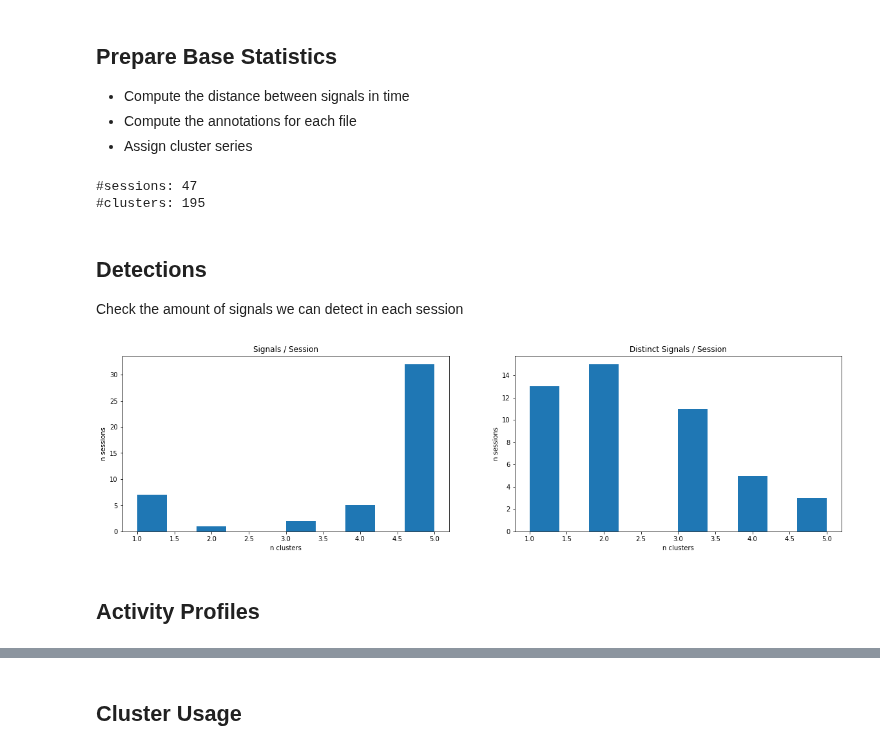
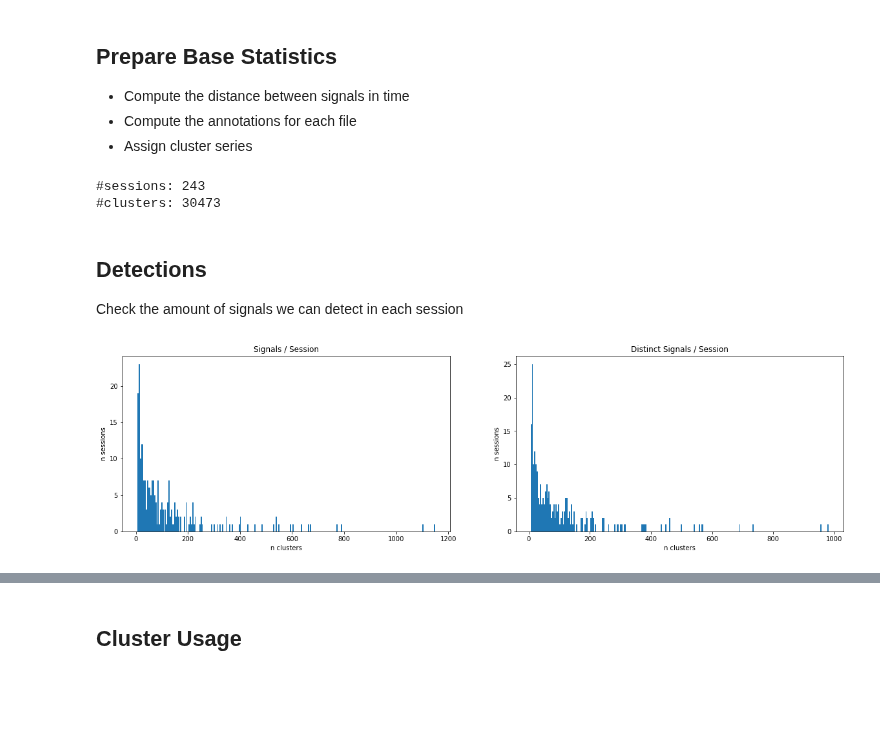
Before and after one commit to dkohlsdorf/wdp-ds, a Jupyter notebook: analysis/BaseClusteingAnalysis.ipynb, the cells around one changed output, grey strips where cells are left out. Saved outputs shown, nothing was run; the diff lists cells and outputs as text; code cells hidden in the pictures; blank space fills up the shorter version.

```diff
--- a/analysis/BaseClusteingAnalysis.ipynb
+++ b/analysis/BaseClusteingAnalysis.ipynb
@@ -25,7 +12,7 @@ BLACKLIST = set([
 # %%
 sys.path.append('..')
 # %%
-MODEL = "v2_lstm_v5"
+MODEL = "v3_lstm_v1"
 PATH  = "../models/{}".format(MODEL)
 # %% [markdown]
 ## Prepare Base Statistics
@@ -35,21 +22,13 @@ PATH  = "../models/{}".format(MODEL)
 + Assign cluster series
 # %%
 n_clusters = {}
-diffs      = {}
-annotation = {}
 for filename in os.listdir(PATH):
-    if filename.startswith('behavior_'):
+    if filename.startswith('seq_clustering_log'):
         path = "{}/{}".format(PATH, filename)
         key  = filename.split('.')[0]
-        df = pd.read_csv(path).head()
-        df = df[~df["cluster"].isin(BLACKLIST)]
-        if len(df) > 0:
-            annotation[key] = df['behavior'][df.index[0]]
+        df = pd.read_csv(path, names=["start", "stop", "cluster", "i"])
+        if len(df) > 5:
             df = df.sort_values('start')
-            df_last = df.shift(1)
-            diff = df['start'] - df_last['stop']
-            diff = list(diff.dropna())
-            diffs[key] = diff
             n_clusters[key] = list([row['cluster'] for _, row in df.iterrows()])
 # %%
 n_per_session_distinct = [len(set(v)) for v in n_clusters.values()]
@@ -60,8 +39,8 @@ num_sessions  = len(n_clusters)
 print("#sessions: {}".format(num_sessions))
 print("#clusters: {}".format(num_clusters))
 # %% [output]
-#sessions: 47
-#clusters: 195
+#sessions: 243
+#clusters: 30473
 # %% [markdown]
 ## Detections
 
@@ -69,17 +48,15 @@ Check the amount of signals we can detect in each session
 # %%
 plt.figure(figsize=(20, 5))
 plt.subplot(1, 2, 1)
-plt.hist(n_per_session)
+plt.hist(n_per_session, bins=250)
 plt.title('Signals / Session')
 plt.xlabel("n clusters")
 plt.ylabel("n sessions")
 plt.subplot(1, 2, 2)
-plt.hist(n_per_session_distinct)
+plt.hist(n_per_session_distinct, bins=250)
 plt.title('Distinct Signals / Session')
 plt.xlabel("n clusters")
 plt.ylabel("n sessions")
 plt.show()
 # %% [output]
-[figure, old version]
+[figure, new version]
-# %% [markdown]
-## Activity Profiles
```
Also changed, not shown: parts of 10 cells of this notebook, 5 other files.
